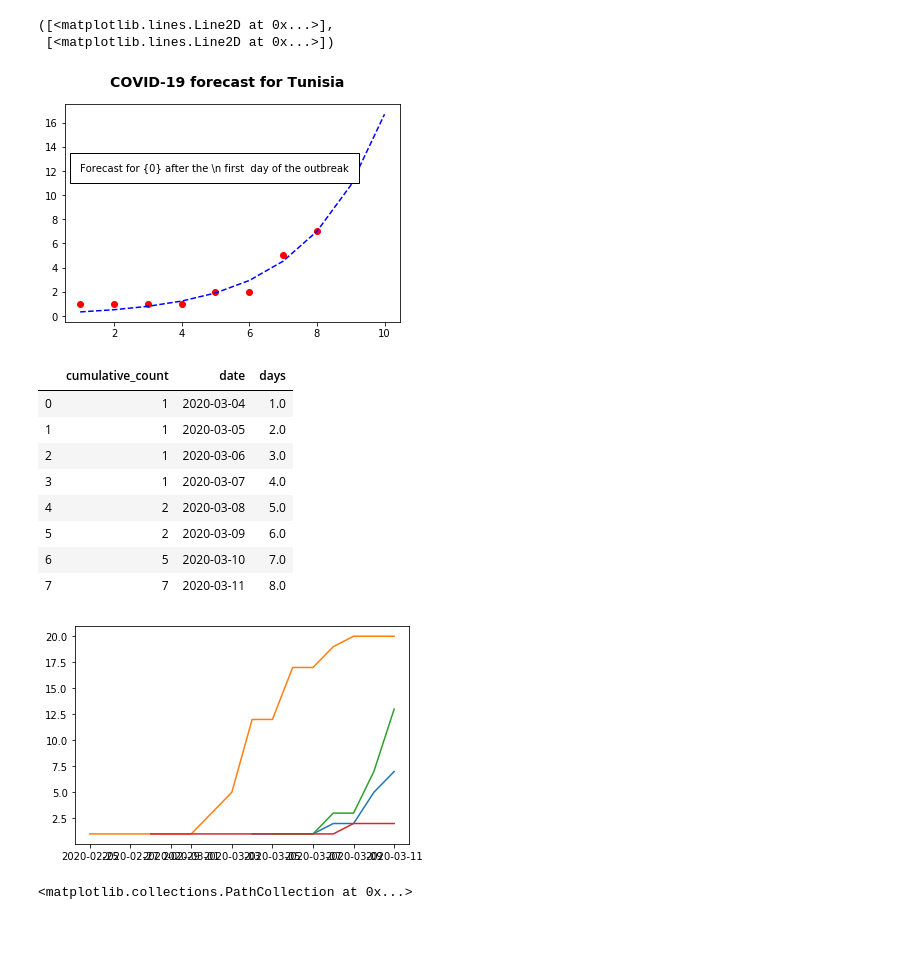
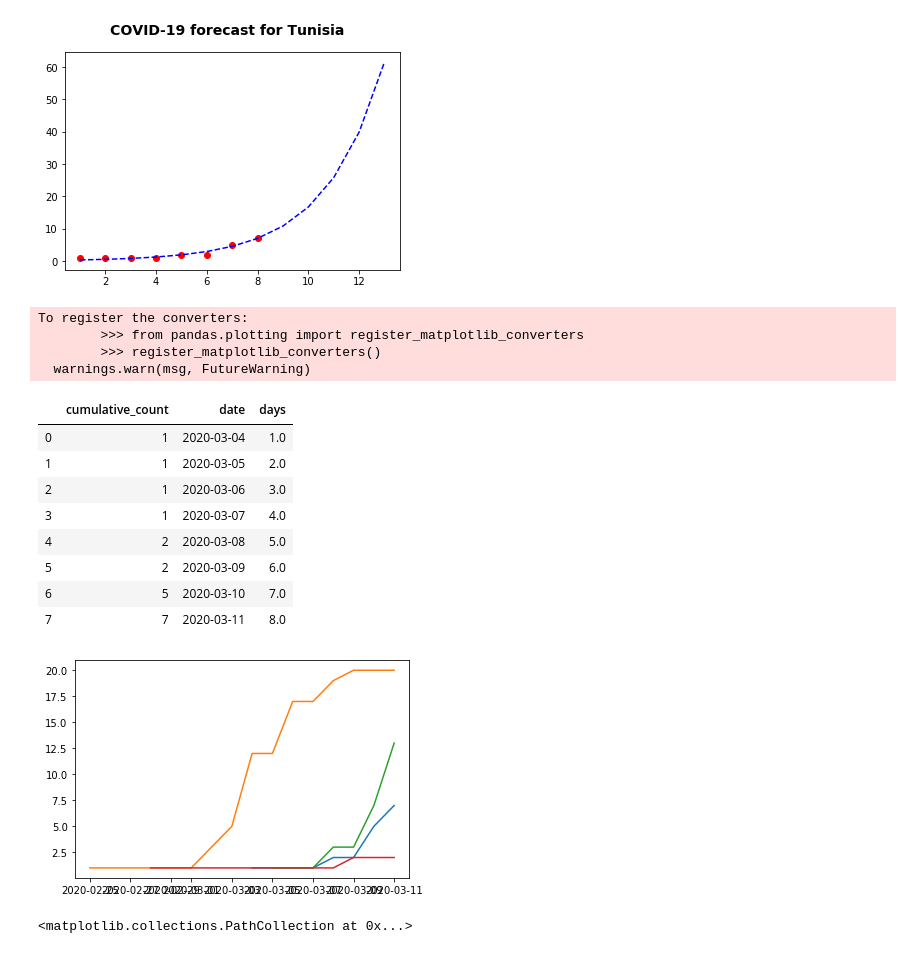
Before and after one commit to hothman/data_science, a Jupyter notebook: covid-19/notebook/Untitled.ipynb, the cells around one changed output. Saved outputs shown, nothing was run; the diff lists cells and outputs as text; code cells hidden in the pictures.

```diff
--- a/covid-19/notebook/Untitled.ipynb
+++ b/covid-19/notebook/Untitled.ipynb
@@ -20,40 +20,40 @@ def SPG(t, r, m, A):
     """ """
     return (  ((r/m)*np.array(t)  ) +A )**m
 
 def expgrowth(t, alpha, beta):
     """ exponential growth"""
     return alpha*np.exp( np.array(t))**beta
 
 def curve_fitting(dataframe):
     days = dataframe.days
     cases_count = dataframe.cumulative_count
     parameters, pcov = curve_fit(expgrowth, days, cases_count)
     return parameters, pcov
 
-def plot_exp_forecast(dataframne, popt, forecast_offset=10):
+def plot_exp_forecast(dataframne, popt, forecast_offset=5):
     plot1 = plt.plot(dataframne.days, dataframne.cumulative_count,'o'  ,color ="red")
     offset_array = np.arange(list(Tunisia.days)[-1]+1, list(Tunisia.days)[-1]+forecast_offset+1  )
     offset = np.append(Tunisia.days, offset_array )
     #np.append(Tunisia.days)
     plot2 =  plt.plot(offset, expgrowth(offset, *popt),"--",color ="blue")
     return plot1, plot2
 
 
 
 
 forecast = 5
 
 fig = plt.figure()
 fig.suptitle('COVID-19 forecast for Tunisia', fontsize=14, fontweight='bold')
 ax = fig.add_subplot(111)
-ax.text(1, 12, r'Forecast for {0} after the \n first  day of the outbreak',
-        bbox={'facecolor': 'white',  'pad': 10})
+#ax.text(1, 12, r'Forecast for {0} after the \n first  day of the outbreak',
+#        bbox={'facecolor': 'white',  'pad': 10})
 popt, pcov = curve_fitting(Tunisia)
-plot_exp_forecast(Tunisia, popt, 2)
+plot_exp_forecast(Tunisia, popt, 5)
+
+plt.savefig("COVID_Tn.svg")
 # %% [output]
-([<matplotlib.lines.Line2D at 0x...>],
- [<matplotlib.lines.Line2D at 0x...>])
-[figure, old version]
+[figure, new version]
 # %%
 Italy = clean_data(data, "Italy")
 Tunisia = clean_data(data, "Tunisia")
@@ -67,9 +67,11 @@ plt.plot(Algeria.date, Algeria.cumulative_count )
 plt.plot(SA.date, SA.cumulative_count)
 #plt.plot(Egypt.date, Egypt.cumulative_count )
 plt.plot(Nigeria.date, Nigeria.cumulative_count )
-
-Tunisia
 # %% [output]
+To register the converters:
+        >>> from pandas.plotting import register_matplotlib_converters
+        >>> register_matplotlib_converters()
+  warnings.warn(msg, FutureWarning)
 |  | cumulative_count | date | days |
 | 0 | 1 | 2020-03-04 | 1.0 |
 | 1 | 1 | 2020-03-05 | 2.0 |
```
Also changed, not shown: parts of 1 cell of this notebook, 1 other file.
